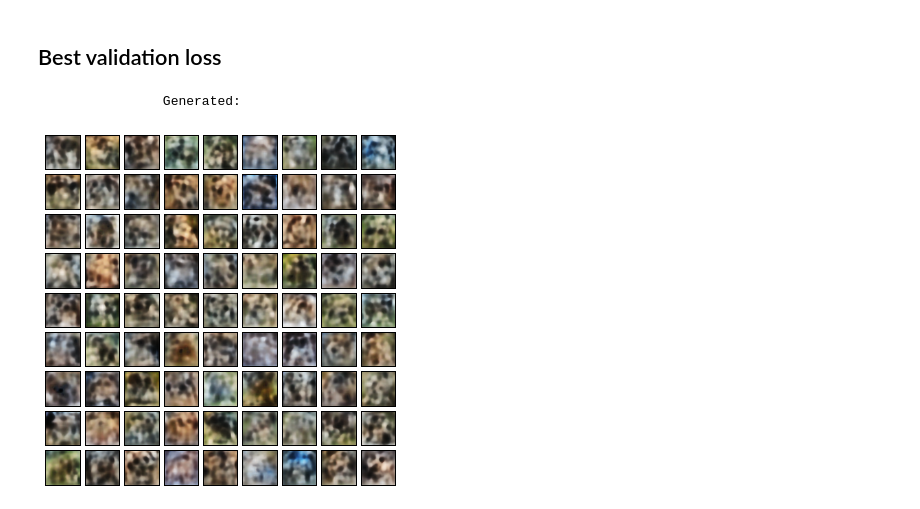
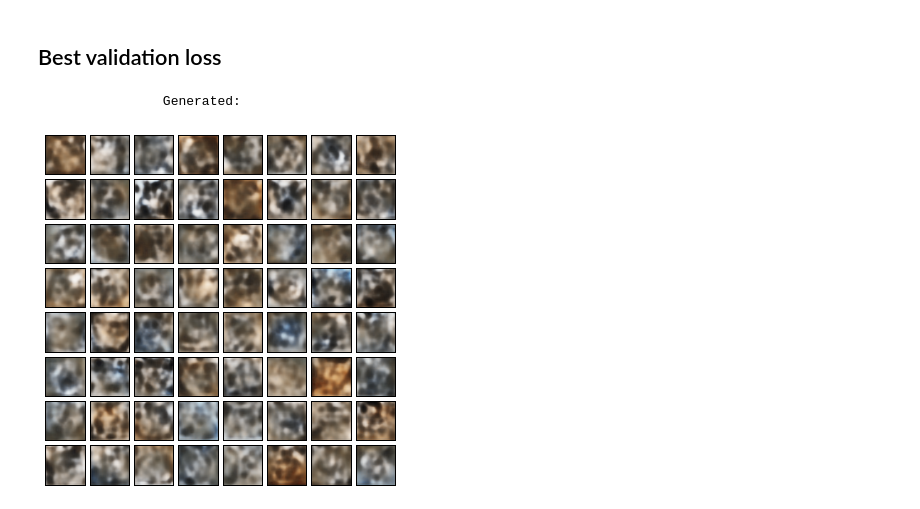
Before and after one commit to cpfpengfei/dogGenerator, a Jupyter notebook: kerasCat.ipynb, the cells around one changed output. Drawn from its saved outputs; the diff is of its cells as text; code cells hidden in the pictures.

```diff
--- a/kerasCat.ipynb
+++ b/kerasCat.ipynb
@@ -222,10 +212,10 @@ VAE.load_weights( "weights/dogGen.hdf5" )
 # %%
-codes = np.random.normal( size = (81, codeSize), loc = 0.0, scale = 1.0 )
+codes = np.random.normal( size = (64, codeSize) )
 cats = decoder.predict( codes )
 
 print( "\t\tGenerated:" )
 plotGrid( cats, "", (5, 5) )
 # %% [output]
                 Generated:
-[figure, old version]
+[figure, new version]
 # %%
```
Also changed, not shown: parts of 9 cells of this notebook, 6 other files.
